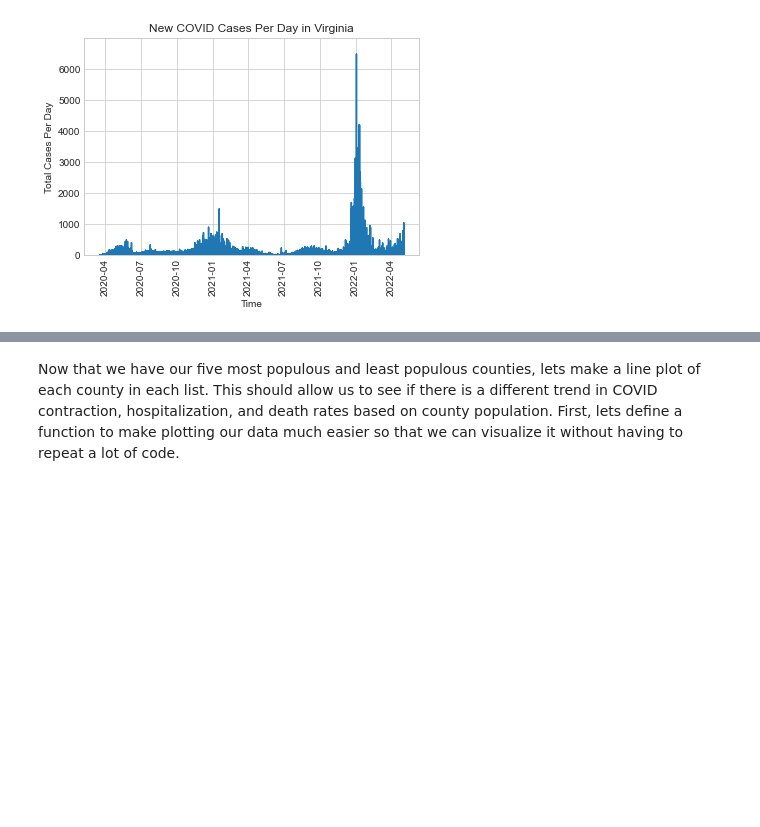
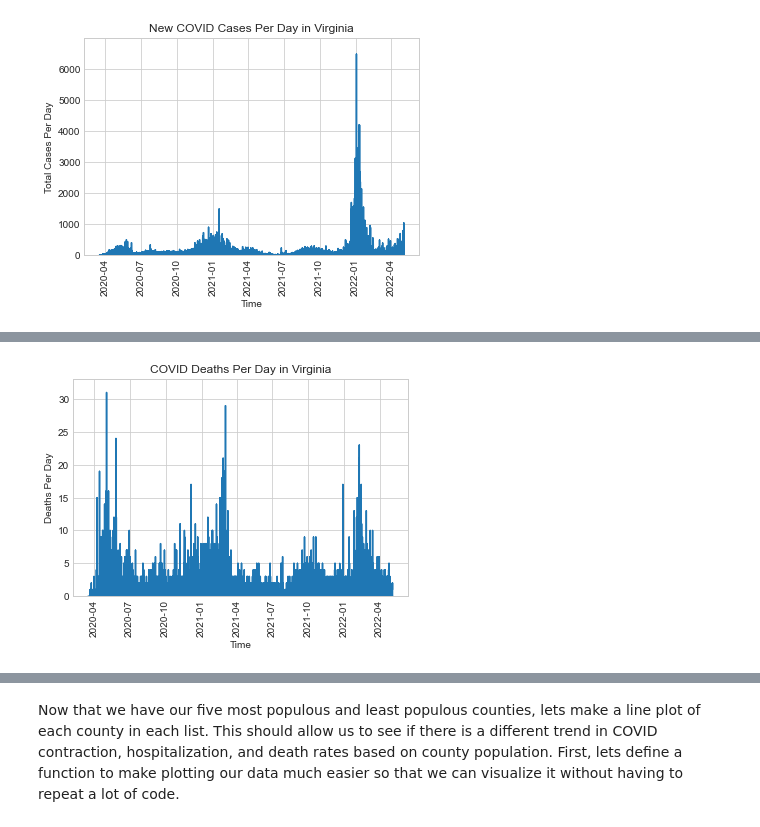
Before and after one commit to martindavid1995/Data-Science-Tutorial, a Jupyter notebook: Tutorial.ipynb, the cells around one changed output, grey strips where cells are left out. Cells and saved outputs as stored; diff of their text form; code cells hidden in the pictures; blank space fills up the shorter version.

```diff
--- a/Tutorial.ipynb
+++ b/Tutorial.ipynb
@@ -364,0 +375,4 @@ Next, Lets take a look at death rates across all of Virginia.
+# %%
+makePlot(covid_data_enhanced, "Time", "Deaths Per Day", "COVID Deaths Per Day in Virginia")
+# %% [output]
+[figure, added]
```
Also changed, not shown: parts of 16 cells of this notebook, 1 other file.
